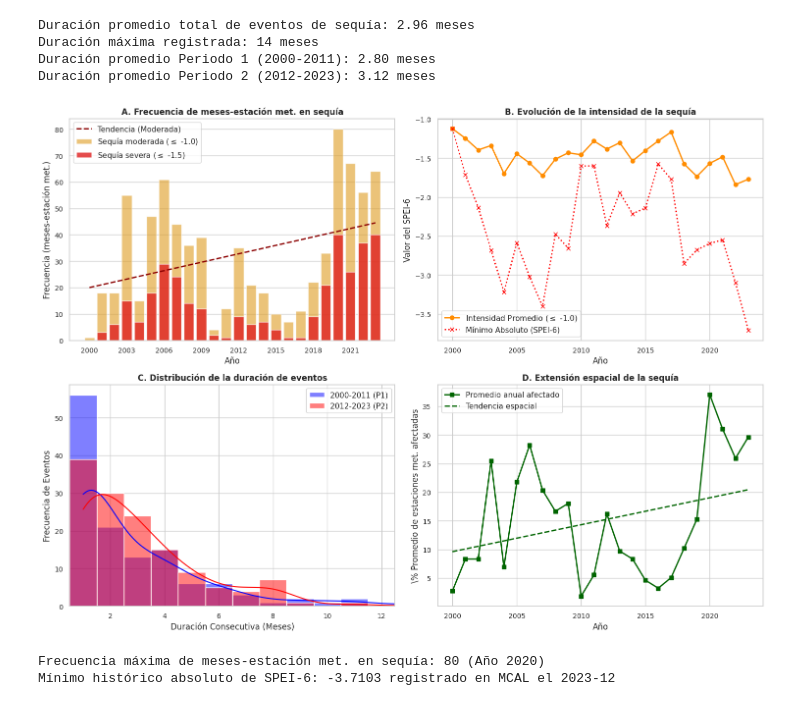
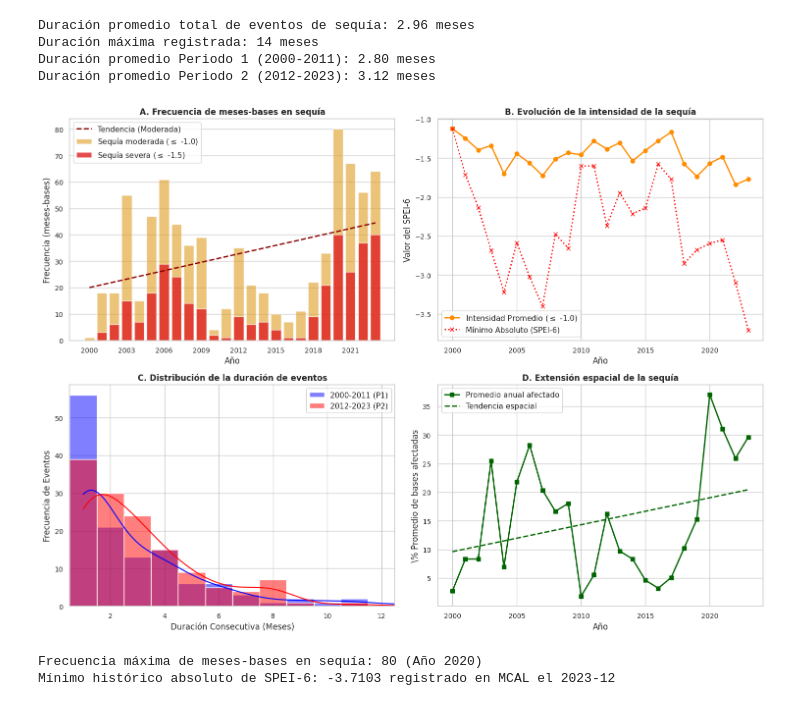
Before and after one commit to hvargasojeda/tesis_sequia_2, a Jupyter notebook: src/analysis/caracterizacion_sequias.ipynb, the cells around one changed output. Cells and saved outputs as stored; diff of their text form; code cells hidden in the pictures.

```diff
--- a/src/analysis/caracterizacion_sequias.ipynb
+++ b/src/analysis/caracterizacion_sequias.ipynb
@@ -23,7 +23,7 @@ df_pivot = df_pivot.interpolate(method='linear', axis=1).bfill(axis=1) # Imputac
 # CÁLCULOS ESTADÍSTICOS DE CARACTERIZACIÓN
 # ==============================================================================
 
-# A. FRECUENCIA: Conteo anual de meses-estación en sequía moderada (<= -1.0) y severa (<= -1.5)
+# A. FRECUENCIA: Conteo anual de meses-bases en sequía moderada (<= -1.0) y severa (<= -1.5)
 df_datos['sequia_moderada'] = df_datos['spei_6'] <= -1.0
 df_datos['sequia_severa'] = df_datos['spei_6'] <= -1.5
 
@@ -70,7 +70,7 @@ print(f"Duración máxima registrada: {duracion_maxima} meses")
 print(f"Duración promedio Periodo 1 (2000-2011): {np.mean(dur_P1):.2f} meses")
 print(f"Duración promedio Periodo 2 (2012-2023): {np.mean(dur_P2):.2f} meses")
 
-# D. EXTENSIÓN ESPACIAL: % de estaciones afectadas simultáneamente (SPEI-6 <= -1.0) por mes
+# D. EXTENSIÓN ESPACIAL: % de bases afectadas simultáneamente (SPEI-6 <= -1.0) por mes
 extension_mensual = df_pivot.apply(lambda x: (x <= -1.0).sum() / len(x) * 100, axis=0).reset_index()
 extension_mensual.columns = ['fecha', 'pct_afectado']
 extension_mensual['año'] = extension_mensual['fecha'].dt.year
@@ -89,9 +89,9 @@ x = frecuencia_anual['año'] - frecuencia_anual['año'].min()
 y = frecuencia_anual['sequia_moderada']
 res = sm.OLS(y, sm.add_constant(x)).fit()
 axes[0,0].plot(axes[0,0].get_xticks(), res.predict(sm.add_constant(x)), color='darkred', linestyle='--', linewidth=2, label='Tendencia (Moderada)')
-axes[0,0].set_title("A. Frecuencia de meses-estación met. en sequía", fontweight='bold')
+axes[0,0].set_title("A. Frecuencia de meses-bases en sequía", fontweight='bold')
 axes[0,0].set_xlabel("Año")
-axes[0,0].set_ylabel("Frecuencia (meses-estación met.)")
+axes[0,0].set_ylabel("Frecuencia (meses-bases)")
 axes[0,0].set_xticks(axes[0,0].get_xticks()[::3]) # Mostrar años cada 3 años
 axes[0,0].legend()
 
@@ -104,36 +104,36 @@ axes[0,1].set_ylabel("Valor del SPEI-6")
 axes[0,1].legend()
 
 # Gráfica 3: Histograma Comparativo de Duración (P1 vs P2)
 sns.histplot(dur_P1, color='blue', alpha=0.5, label='2000-2011 (P1)', kde=True, discrete=True, ax=axes[1,0])
 sns.histplot(dur_P2, color='red', alpha=0.5, label='2012-2023 (P2)', kde=True, discrete=True, ax=axes[1,0])
 axes[1,0].set_title("C. Distribución de la duración de eventos", fontweight='bold')
 axes[1,0].set_xlabel("Duración Consecutiva (Meses)")
 axes[1,0].set_ylabel("Frecuencia de Eventos")
 axes[1,0].set_xlim(0.5, 12.5)
 axes[1,0].legend()
 
-# Gráfica 4: Extensión Espacial de la Sequía (% de Estaciones Afectadas)
+# Gráfica 4: Extensión Espacial de la Sequía (% de Bases Afectadas)
 axes[1,1].plot(extension_anual['año'], extension_anual['pct_afectado'], marker='s', color='darkgreen', linewidth=2, label='Promedio anual afectado')
 # Tendencia espacial
 res_sp = sm.OLS(extension_anual['pct_afectado'], sm.add_constant(x)).fit()
 axes[1,1].plot(extension_anual['año'], res_sp.predict(sm.add_constant(x)), color='darkgreen', linestyle='--', linewidth=2, label='Tendencia espacial')
 axes[1,1].set_title("D. Extensión espacial de la sequía", fontweight='bold')
 axes[1,1].set_xlabel("Año")
-axes[1,1].set_ylabel(r"\% Promedio de estaciones met. afectadas")
+axes[1,1].set_ylabel(r"\% Promedio de bases afectadas")
 axes[1,1].legend()
 
 plt.tight_layout()
 plt.savefig('caracterizacion_descriptiva_sequia.png', dpi=300)
 plt.show()
 
 # Métricas descriptivas clave para la redacción
-print(f"Frecuencia máxima de meses-estación met. en sequía: {frecuencia_anual['sequia_moderada'].max()} (Año {frecuencia_anual.loc[frecuencia_anual['sequia_moderada'].idxmax(), 'año']})")
+print(f"Frecuencia máxima de meses-bases en sequía: {frecuencia_anual['sequia_moderada'].max()} (Año {frecuencia_anual.loc[frecuencia_anual['sequia_moderada'].idxmax(), 'año']})")
 print(f"Mínimo histórico absoluto de SPEI-6: {df_datos['spei_6'].min()} registrado en {df_datos.loc[df_datos['spei_6'].idxmin(), 'estacion_id']} el {df_datos.loc[df_datos['spei_6'].idxmin(), 'fecha'].strftime('%Y-%m')}")
 # %% [output]
 Duración promedio total de eventos de sequía: 2.96 meses
 Duración máxima registrada: 14 meses
 Duración promedio Periodo 1 (2000-2011): 2.80 meses
 Duración promedio Periodo 2 (2012-2023): 3.12 meses
-[figure, old version]
+[figure, new version]
-Frecuencia máxima de meses-estación met. en sequía: 80 (Año 2020)
+Frecuencia máxima de meses-bases en sequía: 80 (Año 2020)
 Mínimo histórico absoluto de SPEI-6: -3.7103 registrado en MCAL el 2023-12
```
Also changed, not shown: 20 other files.
